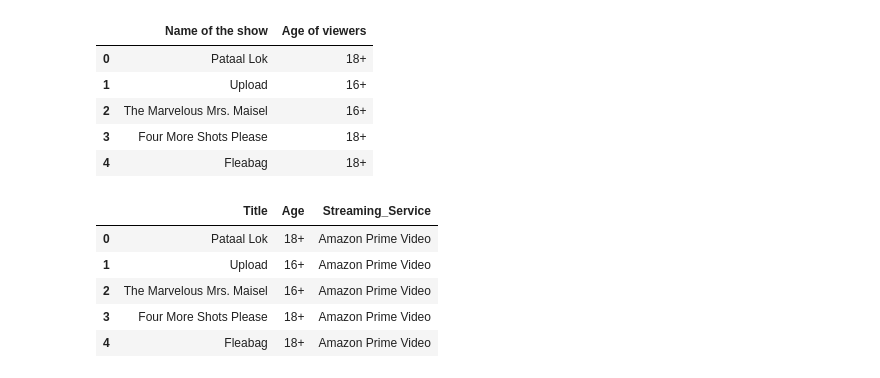
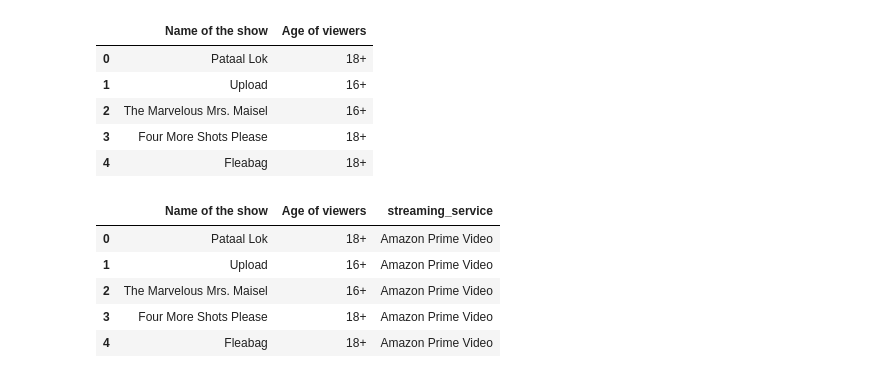
Before and after one commit to sjuarez382/ETL_Group_12_Project, a Jupyter notebook: streaming_data.ipynb, the cells around one changed output. Drawn from its saved outputs; the diff is of its cells as text; code cells hidden in the pictures.

```diff
--- a/streaming_data.ipynb
+++ b/streaming_data.ipynb
@@ -102,10 +117,10 @@ prime_tv_shows_df.head()
 | 3 | Four More Shots Please | 18+ |
 | 4 | Fleabag | 18+ |
 # %%
-prime_tv_shows_df['Streaming_Service'] = 'Amazon Prime Video'
+prime_tv_shows_df['streaming_service'] = 'Amazon Prime Video'
 prime_tv_shows_df.head()
 # %% [output]
-|  | Title | Age | Streaming_Service |
+|  | Name of the show | Age of viewers | streaming_service |
 | 0 | Pataal Lok | 18+ | Amazon Prime Video |
 | 1 | Upload | 16+ | Amazon Prime Video |
 | 2 | The Marvelous Mrs. Maisel | 16+ | Amazon Prime Video |
```
Also changed, not shown: parts of 13 cells of this notebook, 1 other file.
